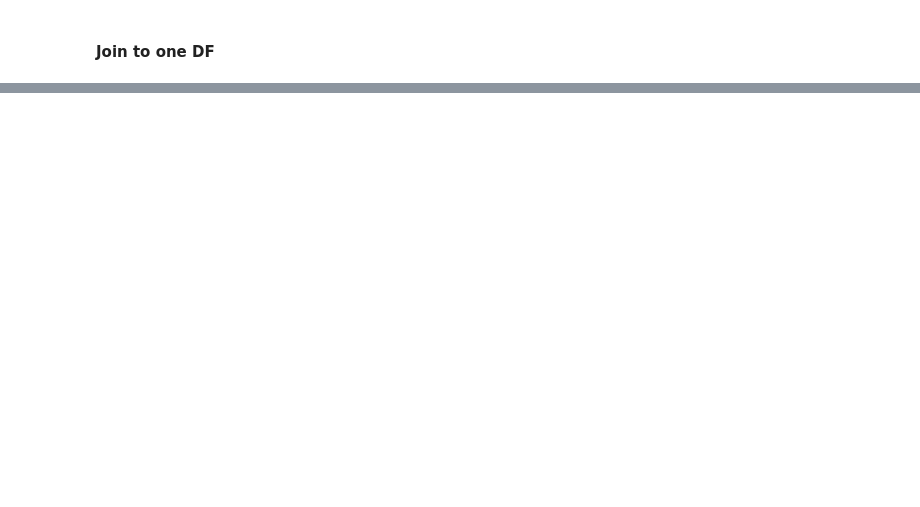
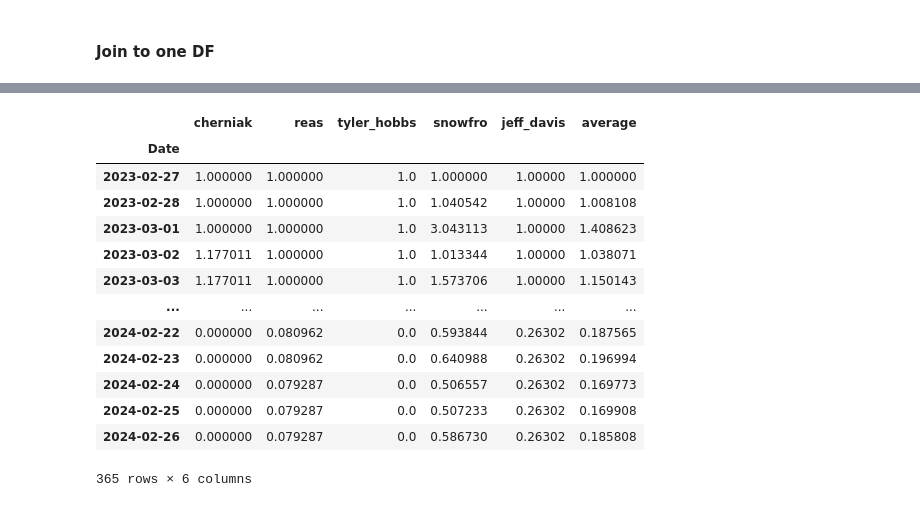
Before and after one commit to simzim96/svar-causal, a Jupyter notebook: data/data_transformation.ipynb, the cells around one changed output, grey strips where cells are left out. Saved outputs shown, nothing was run; the diff lists cells and outputs as text; code cells hidden in the pictures; blank space fills up the shorter version.

```diff
--- a/data/data_transformation.ipynb
+++ b/data/data_transformation.ipynb
@@ -141,0 +156,58 @@ all_time_series.to_csv('./transformed_data/all_time_series.csv')
+# %%
+# loop through collections and construct spread time series
+
+all_spreads = {}
+for collection_list in collection_lists:
+    aggregated_data = pd.DataFrame()
+
+    for collection in collection_list:
+        print(collection)
+        try:
+            data = pd.read_csv(f'./raw_data/collections/{collection}_of.csv', index_col=0)
+            data.index = pd.to_datetime(data['Date'])
+            data = data.drop(columns=['Date'])
+            data = data.ffill()
+            data = data.bfill()
+        except:
+            print(f'Error reading {collection}.csv')
+            continue
+        if len(aggregated_data) == 0:
+            aggregated_data = data
+            # rename columns
+            aggregated_data = aggregated_data.rename(columns={'Price': collection})
+        else:
+            aggregated_data = aggregated_data.merge(data[['Price']], left_index=True, right_index=True, how='left')
+            # rename columns
+            aggregated_data = aggregated_data.rename(columns={'Price': collection})
+    aggregated_data['average'] = aggregated_data.mean(axis=1)
+    # difference between average and max price on day
+    aggregated_data['diff'] = aggregated_data.max(axis=1) - aggregated_data['average']
+    # add naming for list convenience
+    if collection_list == collections_cherniak:
+        name = 'cherniak'
+    elif collection_list == collections_reas:
+        name = 'reas'
+    elif collection_list == collections_tyler_hobbs:
+        name = 'tyler_hobbs'
+    elif collection_list == collections_snowfro:
+        name = 'snowfro'
+    elif collection_list == collections_jeff_davis:
+        name = 'jeff_davis'
+    else:
+        name = 'unknown'
+
+
+    all_spreads[name] = aggregated_data['diff']
+
+series_dict = {k: pd.Series(v) for k, v in all_spreads.items()}
+
+# Convert series to DataFrame
+spreads_df = pd.DataFrame(series_dict)
+
+# normalize all time series
+spreads_df_norm = spreads_df.copy()
+spreads_df_norm = spreads_df_norm / spreads_df_norm.loc['2023-02-27	']
+# get average spread
+spreads_df_norm['average'] = spreads_df_norm.mean(axis=1)
+spreads_df_norm
+# %% [output]
@@ -141,0 +232,14 @@ all_time_series.to_csv('./transformed_data/all_time_series.csv')
+|  | cherniak | reas | tyler_hobbs | snowfro | jeff_davis | average |
+| Date |  |  |  |  |  |  |
+| 2023-02-27 | 1.000000 | 1.000000 | 1.0 | 1.000000 | 1.00000 | 1.000000 |
+| 2023-02-28 | 1.000000 | 1.000000 | 1.0 | 1.040542 | 1.00000 | 1.008108 |
+| 2023-03-01 | 1.000000 | 1.000000 | 1.0 | 3.043113 | 1.00000 | 1.408623 |
+| 2023-03-02 | 1.177011 | 1.000000 | 1.0 | 1.013344 | 1.00000 | 1.038071 |
+| 2023-03-03 | 1.177011 | 1.000000 | 1.0 | 1.573706 | 1.00000 | 1.150143 |
+| ... | ... | ... | ... | ... | ... | ... |
+| 2024-02-22 | 0.000000 | 0.080962 | 0.0 | 0.593844 | 0.26302 | 0.187565 |
+| 2024-02-23 | 0.000000 | 0.080962 | 0.0 | 0.640988 | 0.26302 | 0.196994 |
+| 2024-02-24 | 0.000000 | 0.079287 | 0.0 | 0.506557 | 0.26302 | 0.169773 |
+| 2024-02-25 | 0.000000 | 0.079287 | 0.0 | 0.507233 | 0.26302 | 0.169908 |
+| 2024-02-26 | 0.000000 | 0.079287 | 0.0 | 0.586730 | 0.26302 | 0.185808 |
+365 rows × 6 columns
```
Also changed, not shown: parts of 12 cells of this notebook, 3 other files.
